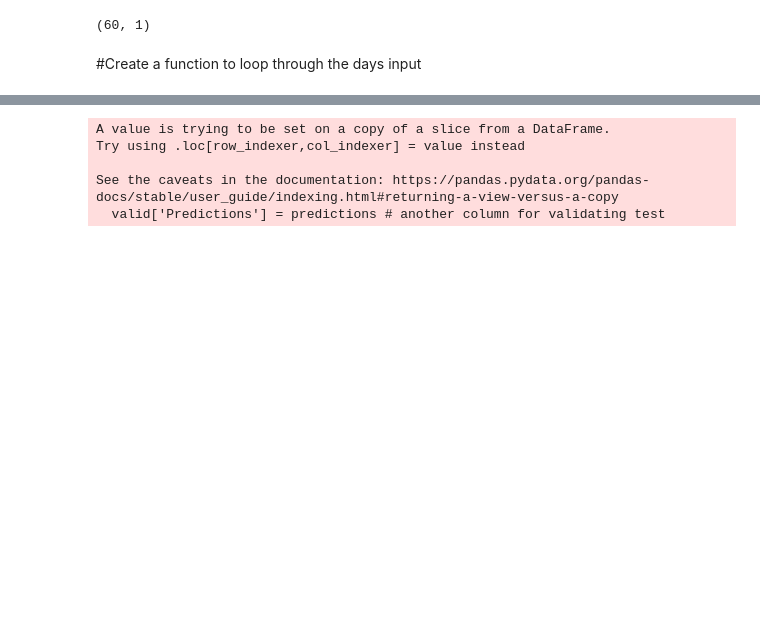
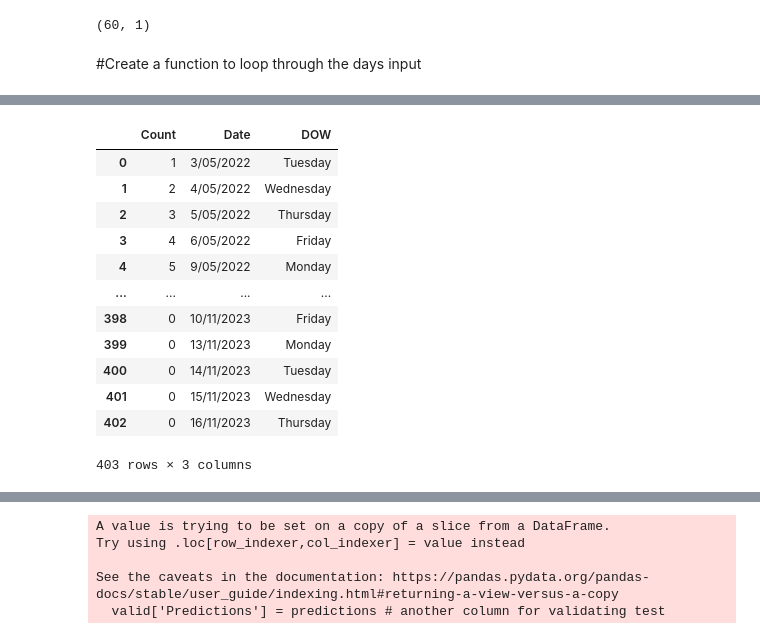
Before and after one commit to antoinetteboyle/Demystifying-ML, a Jupyter notebook: shares/m_models/LSTM_CBA.ipynb, the cells around one changed output, grey strips where cells are left out. Drawn from its saved outputs; the diff is of its cells as text; code cells hidden in the pictures; blank space fills up the shorter version.

```diff
--- a/shares/m_models/LSTM_CBA.ipynb
+++ b/shares/m_models/LSTM_CBA.ipynb
@@ -378,0 +379,19 @@ Could not predict further!
+# %%
+import pandas as pd
+dates_df = pd.read_csv("../static/data/dates.csv")
+dates_df['Count'] = dates_df['Count'].fillna(0).astype(int)
+dates_df
+# %% [output]
+|  | Count | Date | DOW |
+| 0 | 1 | 3/05/2022 | Tuesday |
+| 1 | 2 | 4/05/2022 | Wednesday |
+| 2 | 3 | 5/05/2022 | Thursday |
+| 3 | 4 | 6/05/2022 | Friday |
+| 4 | 5 | 9/05/2022 | Monday |
+| ... | ... | ... | ... |
+| 398 | 0 | 10/11/2023 | Friday |
+| 399 | 0 | 13/11/2023 | Monday |
+| 400 | 0 | 14/11/2023 | Tuesday |
+| 401 | 0 | 15/11/2023 | Wednesday |
+| 402 | 0 | 16/11/2023 | Thursday |
+403 rows × 3 columns
```
Also changed, not shown: parts of 10 cells of this notebook, 2 other files.
